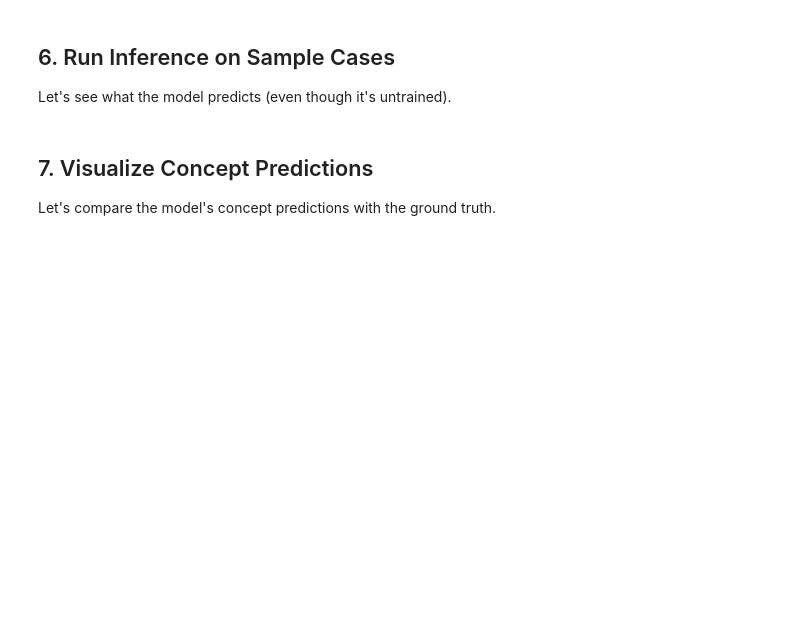
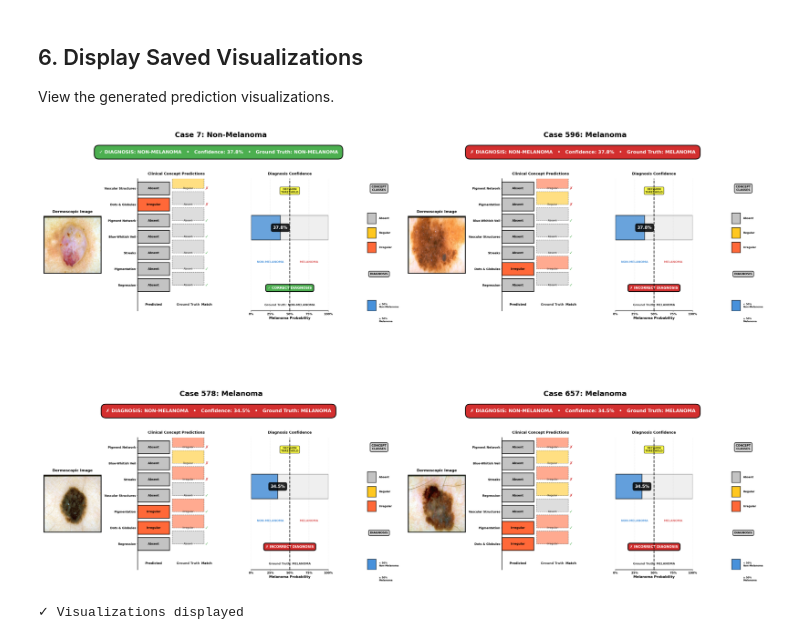
Before and after one commit to Matt-Cockayne/SkinCBM, a Jupyter notebook: notebooks/02_demo_with_sample_data.ipynb, the cells around one changed output. Drawn from its saved outputs; the diff is of its cells as text; code cells hidden in the pictures; blank space fills up the shorter version.

```diff
--- a/notebooks/02_demo_with_sample_data.ipynb
+++ b/notebooks/02_demo_with_sample_data.ipynb
@@ -33,12 +39,12 @@ Each case includes:
 # %%
-# Load metadata
-with open('sample_data_derm7pt/cases_metadata.json', 'r') as f:
-    cases = json.load(f)
+# Load trained model
+model_path = '../trained_models/derm7pt_best/best_model.pth'
 
-print(f"Loaded {len(cases)} sample cases:\n")
-
-for case in cases:
-    print(f"Case {case['case_num']}: {case['diagnosis']}")
-    print(f"  Location: {case['metadata']['location']}")
-    print(f"  7-point score: {case['clinical_features']['seven_point']}")
-    print()
+if not os.path.exists(model_path):
+    print(f"Error: Model not found at {model_path}")
+    print("Please train the model first using train_basic_cbm.py")
+else:
+    print(f"Loading model from: {model_path}")
+    model = ConceptBottleneckModel.load(model_path)
+    model.eval()
+    print("✓ Model loaded successfully")
@@ -154,45 +234,24 @@ print(f"  → Task Predictor → [batch, 2] logits (benign vs malignant)")
 # %% [markdown]
-## 6. Run Inference on Sample Cases
+## 6. Display Saved Visualizations
 
-Let's see what the model predicts (even though it's untrained).
+View the generated prediction visualizations.
 # %%
-# Image preprocessing
-transform = transforms.Compose([
-    transforms.Resize((224, 224)),
-    transforms.ToTensor(),
-    transforms.Normalize(mean=[0.485, 0.456, 0.406],
-                       std=[0.229, 0.224, 0.225])
-])
+# Display all generated visualizations
+fig, axes = plt.subplots(2, 2, figsize=(20, 16))
+axes = axes.flatten()
 
-# Process all cases
-results = []
+for idx, case in enumerate(cases):
+    output_path = os.path.join(output_dir, f'demo_case_{case["case_num"]}.png')
+    if os.path.exists(output_path):
+        img = plt.imread(output_path)
+        axes[idx].imshow(img)
+        axes[idx].axis('off')
+        axes[idx].set_title(f'Case {case["case_num"]}: {case["diagnosis"]}', fontsize=14, fontweight='bold')
 
-for case in cases:
-    # Load image
-    img_path = f"sample_data_derm7pt/{case['dermoscopic_img']}"
-    img = Image.open(img_path).convert('RGB')
-    img_tensor = transform(img).unsqueeze(0)
+plt.tight_layout()
+plt.show()
 
-    # Run inference
-    with torch.no_grad():
-        pred_concepts, pred_logits = model(img_tensor)
-
-    pred_probs = torch.softmax(pred_logits, dim=1)
-    pred_label = pred_probs[0, 1].item()  # Probability of malignant
-
-    results.append({
-        'case': case,
-        'concepts': pred_concepts[0].tolist(),
-        'diagnosis_prob': pred_label
-    })
-
-    print(f"Case {case['case_num']}: {case['diagnosis']}")
-    print(f"  Model prediction: {'Malignant' if pred_label > 0.5 else 'Benign'} ({pred_label:.3f})")
-    print(f"  Concept predictions: {[f'{c:.3f}' for c in pred_concepts[0].tolist()][:3]}...")
-    print()
-
-print("✓ Inference complete")
+print("✓ Visualizations displayed")
+# %% [output]
+[figure, added]
+✓ Visualizations displayed
-# %% [markdown]
-## 7. Visualize Concept Predictions
-
-Let's compare the model's concept predictions with the ground truth.
```
Also changed, not shown: parts of 17 cells of this notebook, 30 other files.
